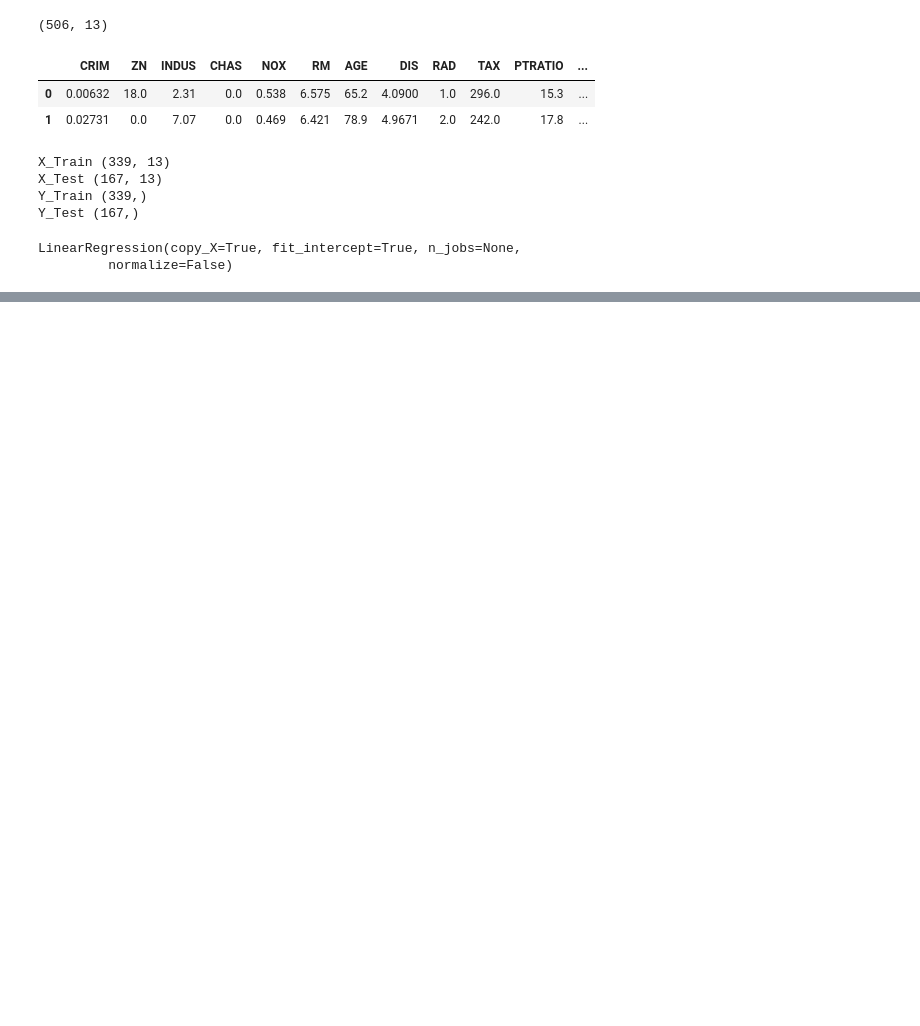
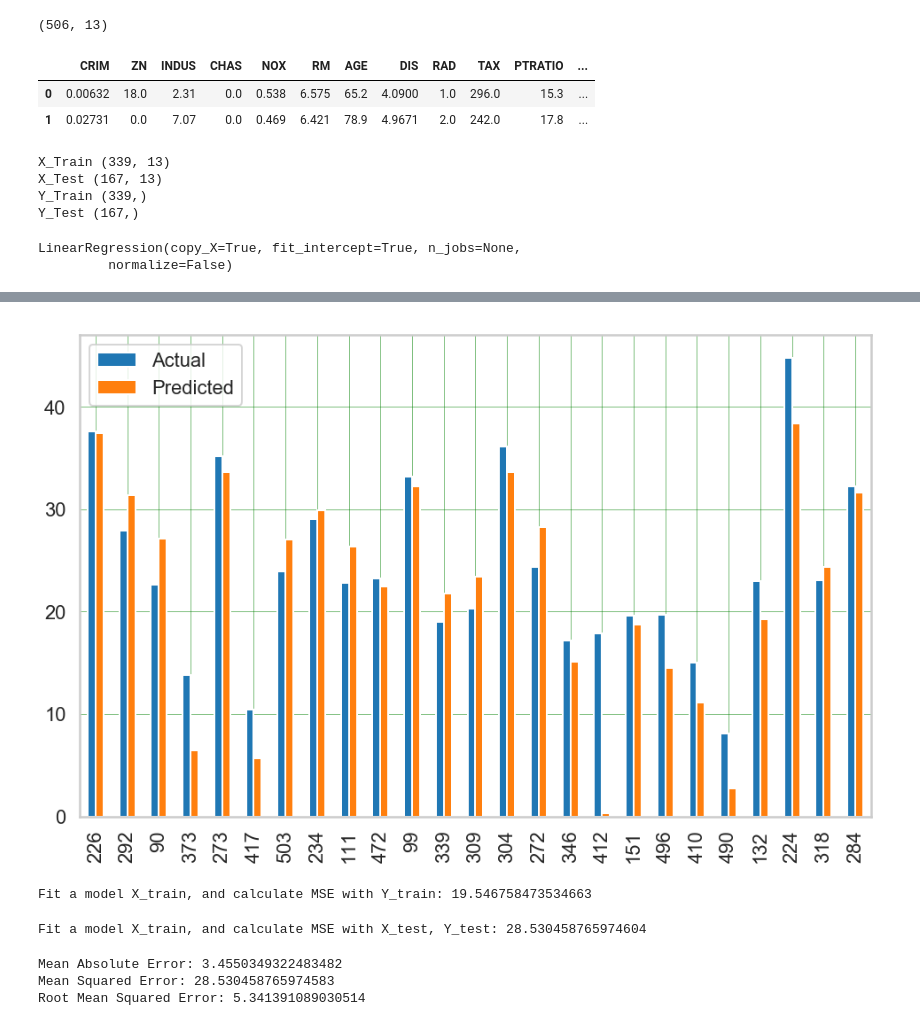
Before and after one commit to vijaypatha/regression_lab, a Jupyter notebook: Regression_Lab/Boston_v2.ipynb, the cells around one changed output, grey strips where cells are left out. Cells and saved outputs as stored; diff of their text form; code cells hidden in the pictures; blank space fills up the shorter version.

```diff
--- a/Regression_Lab/Boston_v2.ipynb
+++ b/Regression_Lab/Boston_v2.ipynb
@@ -52,3 +70,5 @@ LinearRegression(copy_X=True, fit_intercept=True, n_jobs=None,
 # %%
-pred_train = lm.predict(X_train)
-pred_test = lm.predict(X_test)
+y_pred = lm.predict(X_test)
+# %%
+df = pd.DataFrame({'Actual': Y_test, 'Predicted': y_pred})
+df
@@ -54,0 +94,26 @@ pred_test = lm.predict(X_test)
+# %%
+df1 = df.head(25)
+df1.plot(kind='bar',figsize=(16,10))
+plt.grid(which='major', linestyle='-', linewidth='0.5', color='green')
+plt.grid(which='minor', linestyle=':', linewidth='0.5', color='black')
+plt.show()
+# %% [output]
+[figure, added]
+# %%
+print ("Fit a model X_train, and calculate MSE with Y_train:", np.mean((Y_train - lm.predict(X_train)) ** 2))
+# %% [output]
+Fit a model X_train, and calculate MSE with Y_train: 19.546758473534663
+# %%
+print ("Fit a model X_train, and calculate MSE with X_test, Y_test:", np.mean((Y_test - lm.predict(X_test)) ** 2))
+# %% [output]
+Fit a model X_train, and calculate MSE with X_test, Y_test: 28.530458765974604
+# %%
+from sklearn import metrics
+
+print('Mean Absolute Error:', metrics.mean_absolute_error(Y_test, y_pred))
+print('Mean Squared Error:', metrics.mean_squared_error(Y_test, y_pred))
+print('Root Mean Squared Error:', np.sqrt(metrics.mean_squared_error(Y_test, y_pred)))
+# %% [output]
+Mean Absolute Error: 3.4550349322483482
+Mean Squared Error: 28.530458765974583
+Root Mean Squared Error: 5.341391089030514
```
Also changed, not shown: parts of 4 cells of this notebook.
